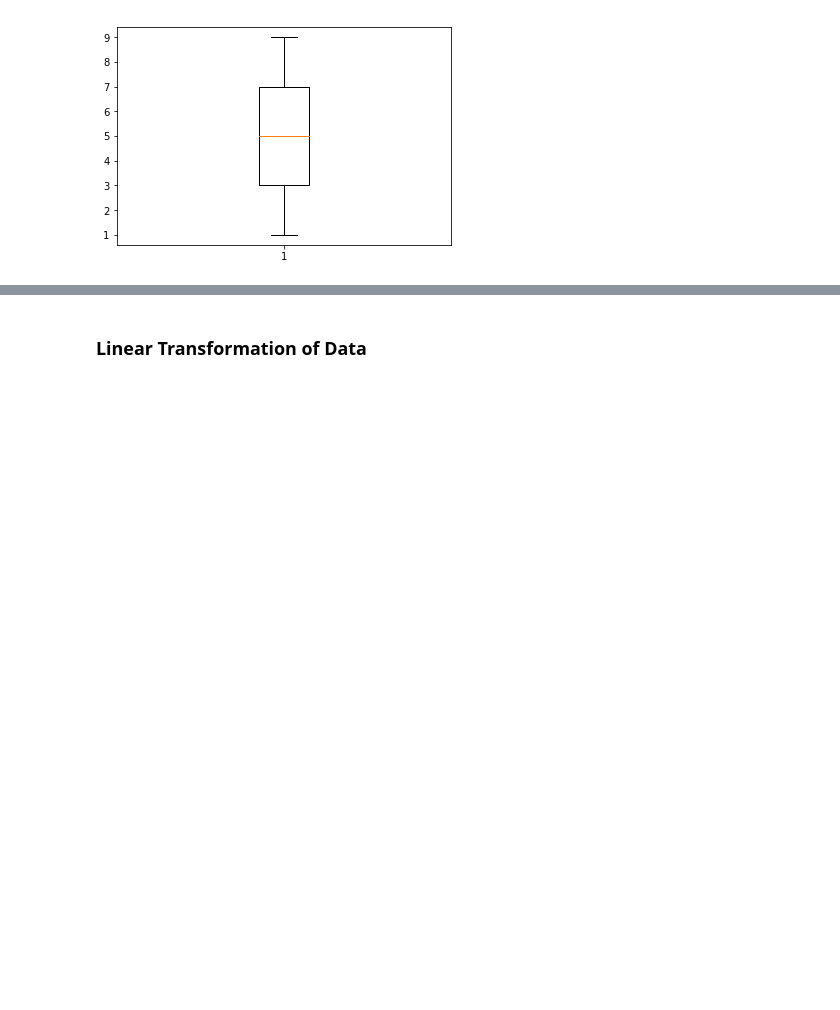
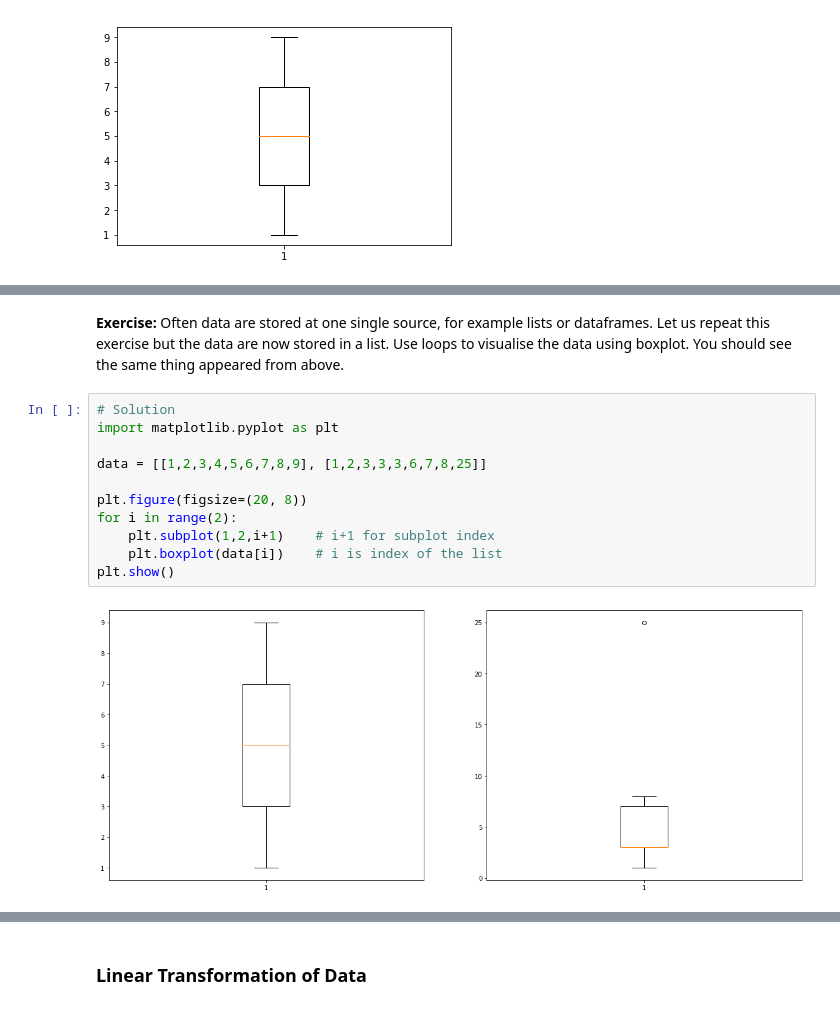
Before and after one commit to lt-shy-john/python-data-analytics-course, a Jupyter notebook: Week 08 - Statistics with Python.ipynb, the cells around one changed output, grey strips where cells are left out. Saved outputs shown, nothing was run; the diff lists cells and outputs as text; blank space fills up the shorter version.

```diff
--- a/Week 08 - Statistics with Python.ipynb
+++ b/Week 08 - Statistics with Python.ipynb
@@ -309,0 +333,15 @@ Sometimes you have few data columns and you will need to visualise them in boxpl
+# %% [markdown]
+__Exercise:__ Often data are stored at one single source, for example lists or dataframes. Let us repeat this exercise but the data are now stored in a list. Use loops to visualise the data using boxplot. You should see the same thing appeared from above.
+# %%
+# Solution
+import matplotlib.pyplot as plt
+
+data = [[1,2,3,4,5,6,7,8,9], [1,2,3,3,3,6,7,8,25]]
+
+plt.figure(figsize=(20, 8))
+for i in range(2):
+    plt.subplot(1,2,i+1)    # i+1 for subplot index
+    plt.boxplot(data[i])    # i is index of the list
+plt.show()
+# %% [output]
+[figure, added]
```
Also changed, not shown: parts of 3 cells of this notebook.
